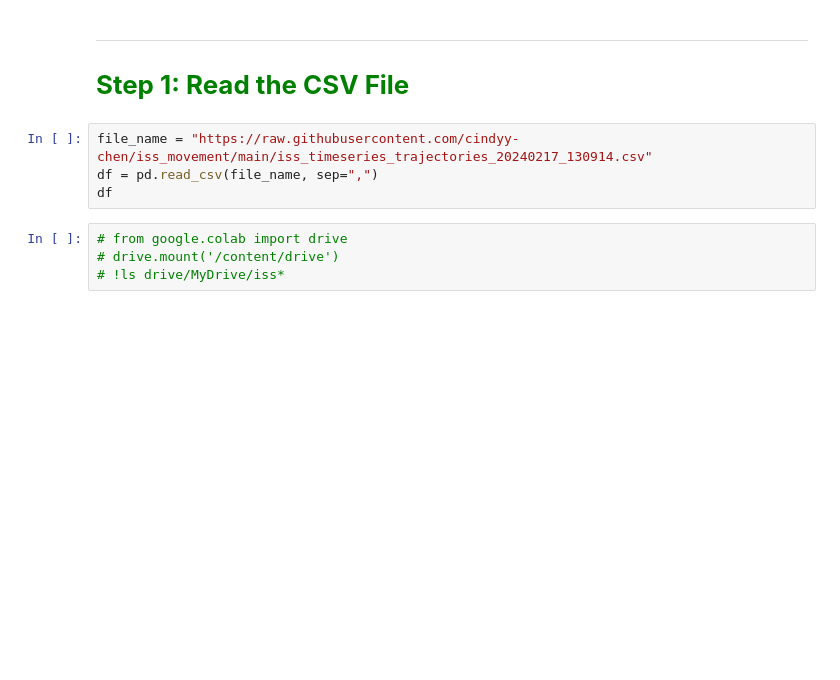
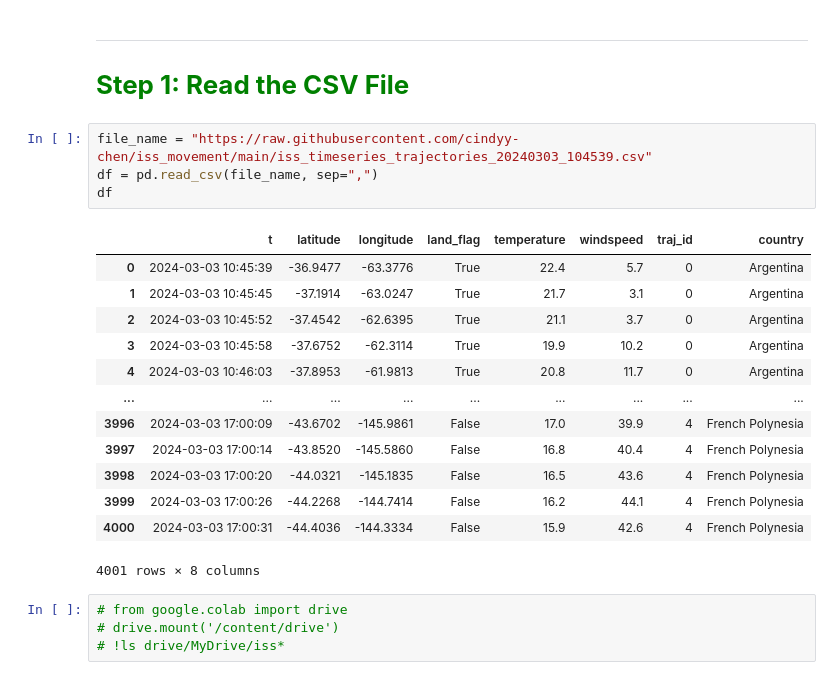
Before and after one commit to cindyy-chen/iss_movement, a Jupyter notebook: Jan_2024_Tracking_the_International_Space_Station_Project.ipynb, the cells around one changed output. Drawn from its saved outputs; the diff is of its cells as text; blank space fills up the shorter version.

```diff
--- a/Jan_2024_Tracking_the_International_Space_Station_Project.ipynb
+++ b/Jan_2024_Tracking_the_International_Space_Station_Project.ipynb
@@ -103,9 +104,23 @@ stonesoup  : None
 ---
 # **<font color='green'>Step 1: Read the CSV File</font>**
 # %%
-file_name = "https://raw.githubusercontent.com/cindyy-chen/iss_movement/main/iss_timeseries_trajectories_20240217_130914.csv"
+file_name = "https://raw.githubusercontent.com/cindyy-chen/iss_movement/main/iss_timeseries_trajectories_20240303_104539.csv"
 df = pd.read_csv(file_name, sep=",")
 df
+# %% [output]
+|  | t | latitude | longitude | land_flag | temperature | windspeed | traj_id | country |
+| 0 | 2024-03-03 10:45:39 | -36.9477 | -63.3776 | True | 22.4 | 5.7 | 0 | Argentina |
+| 1 | 2024-03-03 10:45:45 | -37.1914 | -63.0247 | True | 21.7 | 3.1 | 0 | Argentina |
+| 2 | 2024-03-03 10:45:52 | -37.4542 | -62.6395 | True | 21.1 | 3.7 | 0 | Argentina |
+| 3 | 2024-03-03 10:45:58 | -37.6752 | -62.3114 | True | 19.9 | 10.2 | 0 | Argentina |
+| 4 | 2024-03-03 10:46:03 | -37.8953 | -61.9813 | True | 20.8 | 11.7 | 0 | Argentina |
+| ... | ... | ... | ... | ... | ... | ... | ... | ... |
+| 3996 | 2024-03-03 17:00:09 | -43.6702 | -145.9861 | False | 17.0 | 39.9 | 4 | French Polynesia |
+| 3997 | 2024-03-03 17:00:14 | -43.8520 | -145.5860 | False | 16.8 | 40.4 | 4 | French Polynesia |
+| 3998 | 2024-03-03 17:00:20 | -44.0321 | -145.1835 | False | 16.5 | 43.6 | 4 | French Polynesia |
+| 3999 | 2024-03-03 17:00:26 | -44.2268 | -144.7414 | False | 16.2 | 44.1 | 4 | French Polynesia |
+| 4000 | 2024-03-03 17:00:31 | -44.4036 | -144.3334 | False | 15.9 | 42.6 | 4 | French Polynesia |
+4001 rows × 8 columns
 # %%
 # from google.colab import drive
 # drive.mount('/content/drive')
```
Also changed, not shown: parts of 16 cells of this notebook.
